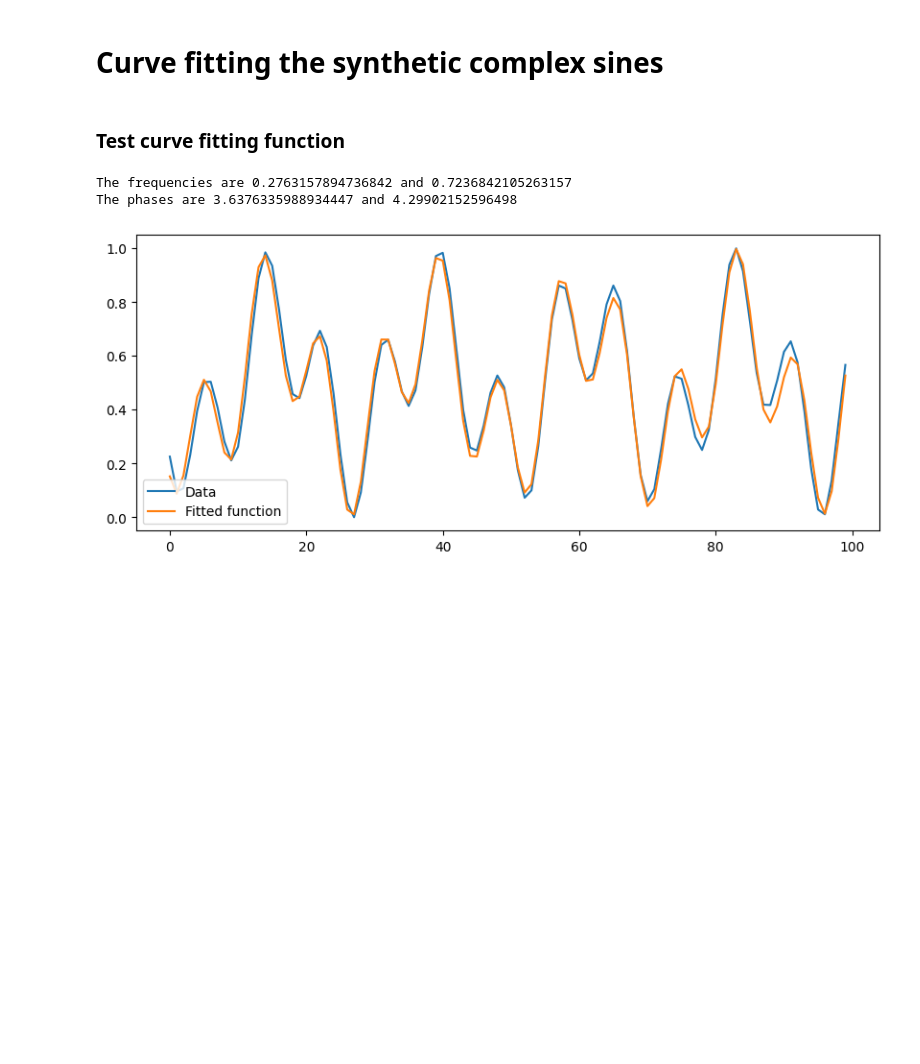
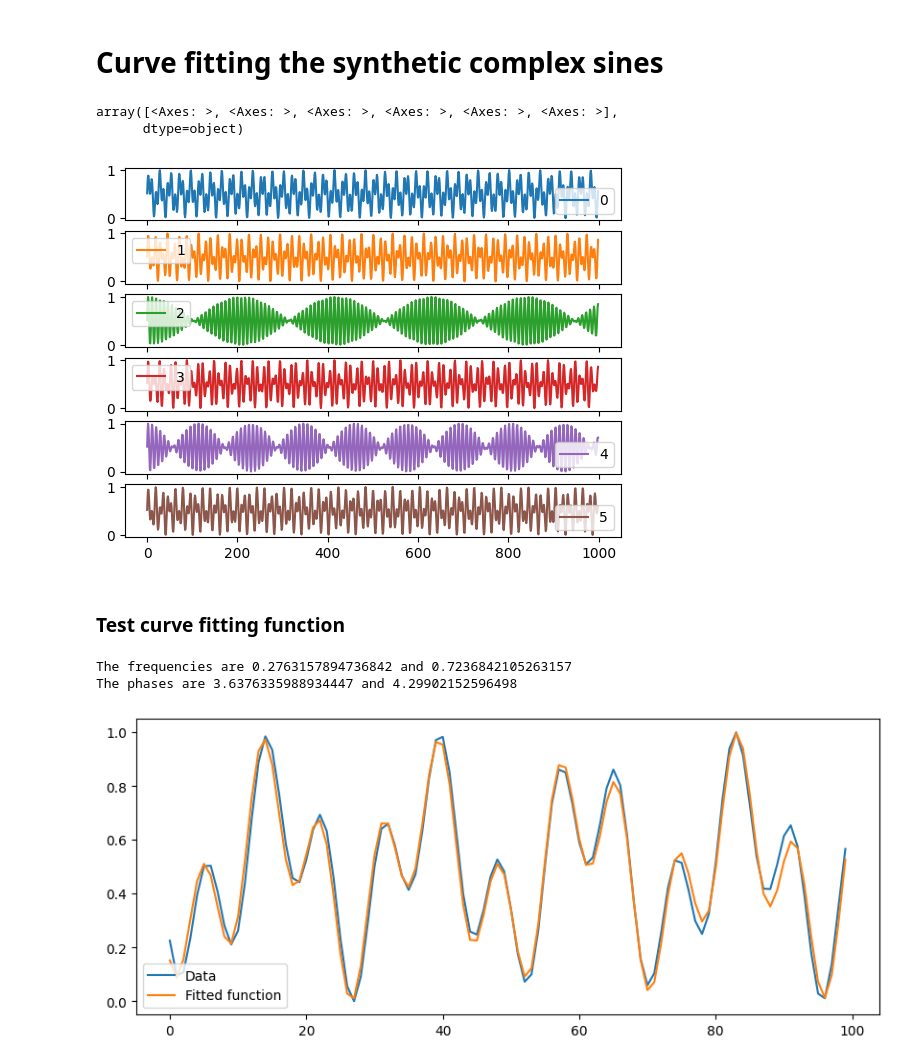
Before and after one commit to fredrikSveen/MSc_time_series_GAN, a Jupyter notebook: curve_fitting_complex.ipynb, the cells around one changed output. Saved outputs shown, nothing was run; the diff lists cells and outputs as text; code cells hidden in the pictures; blank space fills up the shorter version.

```diff
--- a/curve_fitting_complex.ipynb
+++ b/curve_fitting_complex.ipynb
@@ -9,6 +9,17 @@ import os
 # Curve fitting with Imfit
 from lmfit import Parameters, minimize, fit_report
 from sklearn.preprocessing import MinMaxScaler
+# %%
+ori_data = np.loadtxt('complex_sine_data/comp_sine_123_1000_6.csv', delimiter = ",",skiprows = 1)
+scaler = MinMaxScaler()
+y = scaler.fit_transform(ori_data)
+y = pd.DataFrame(y)
+
+y.plot(subplots=True)
+# %% [output]
+array([<Axes: >, <Axes: >, <Axes: >, <Axes: >, <Axes: >, <Axes: >],
+      dtype=object)
+[figure, added]
 # %%
 # Sine function to fit to
 def sine_func(x, freq1, phase1, freq2, phase2):
```
Also changed, not shown: parts of 2 cells of this notebook.
